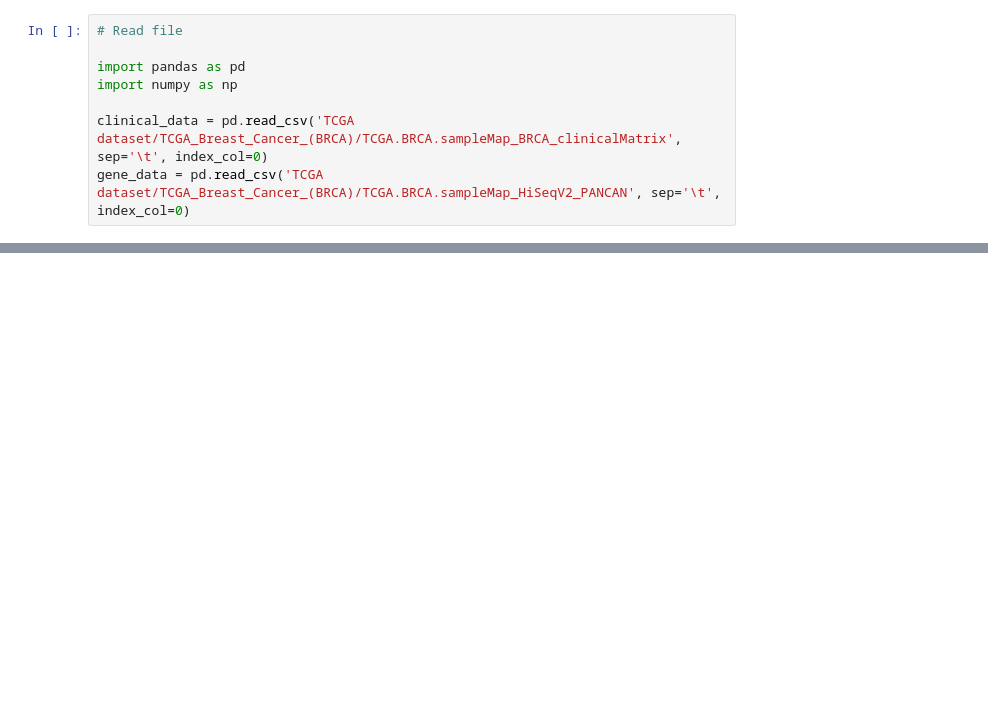
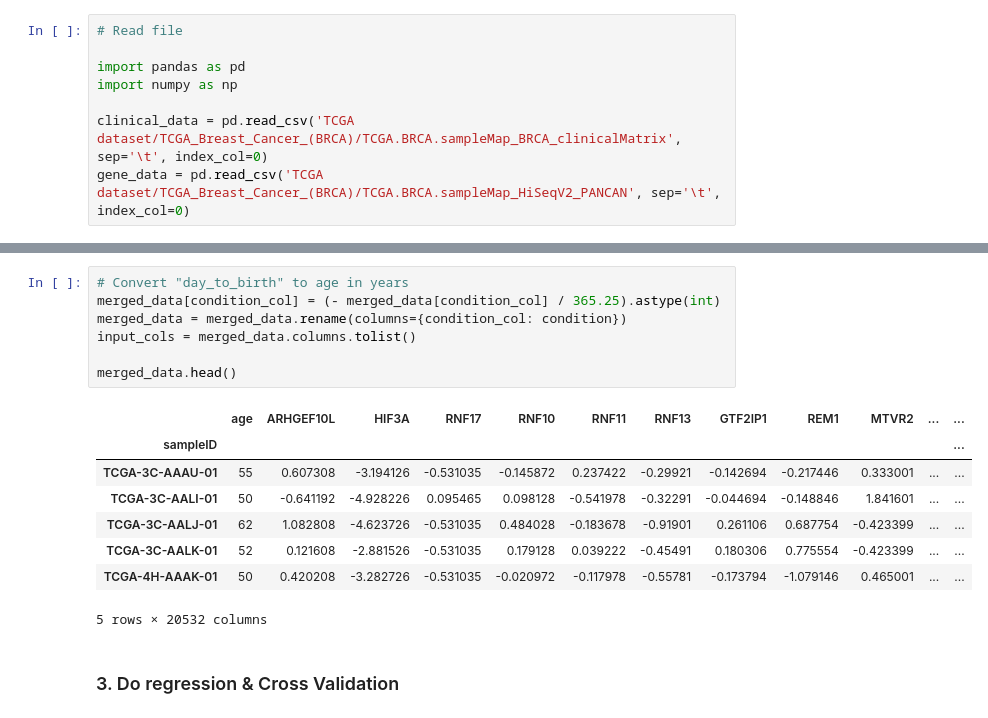
Before and after one commit to JianJinglin/Gold-Standard-Pipeline-Guide, a Jupyter notebook: gold_standard_pipeline.ipynb, the cells around one changed output, grey strips where cells are left out. Drawn from its saved outputs; the diff is of its cells as text; blank space fills up the shorter version.

```diff
--- a/gold_standard_pipeline.ipynb
+++ b/gold_standard_pipeline.ipynb
@@ -372,0 +189,18 @@ Conclusion: H0 is not rejected: There is insufficient evidence to conclude a sig
+# %%
+# Convert "day_to_birth" to age in years
+merged_data[condition_col] = (- merged_data[condition_col] / 365.25).astype(int)
+merged_data = merged_data.rename(columns={condition_col: condition})
+input_cols = merged_data.columns.tolist()
+
+merged_data.head()
+# %% [output]
+|  | age | ARHGEF10L | HIF3A | RNF17 | RNF10 | RNF11 | RNF13 | GTF2IP1 | REM1 | MTVR2 | ... | ... |
+| sampleID |  |  |  |  |  |  |  |  |  |  |  | ... |
+| TCGA-3C-AAAU-01 | 55 | 0.607308 | -3.194126 | -0.531035 | -0.145872 | 0.237422 | -0.29921 | -0.142694 | -0.217446 | 0.333001 | ... | ... |
+| TCGA-3C-AALI-01 | 50 | -0.641192 | -4.928226 | 0.095465 | 0.098128 | -0.541978 | -0.32291 | -0.044694 | -0.148846 | 1.841601 | ... | ... |
+| TCGA-3C-AALJ-01 | 62 | 1.082808 | -4.623726 | -0.531035 | 0.484028 | -0.183678 | -0.91901 | 0.261106 | 0.687754 | -0.423399 | ... | ... |
+| TCGA-3C-AALK-01 | 52 | 0.121608 | -2.881526 | -0.531035 | 0.179128 | 0.039222 | -0.45491 | 0.180306 | 0.775554 | -0.423399 | ... | ... |
+| TCGA-4H-AAAK-01 | 50 | 0.420208 | -3.282726 | -0.531035 | -0.020972 | -0.117978 | -0.55781 | -0.173794 | -1.079146 | 0.465001 | ... | ... |
+5 rows × 20532 columns
+# %% [markdown]
+### 3. Do regression & Cross Validation
```
Also changed, not shown: parts of 40 cells of this notebook.
